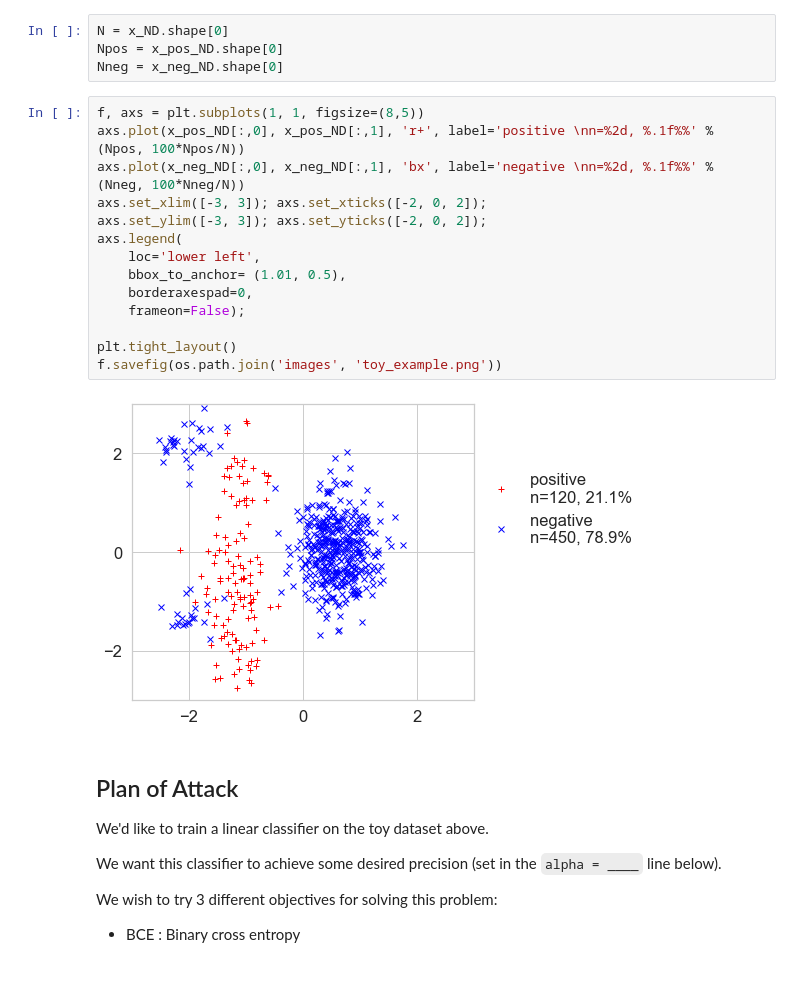
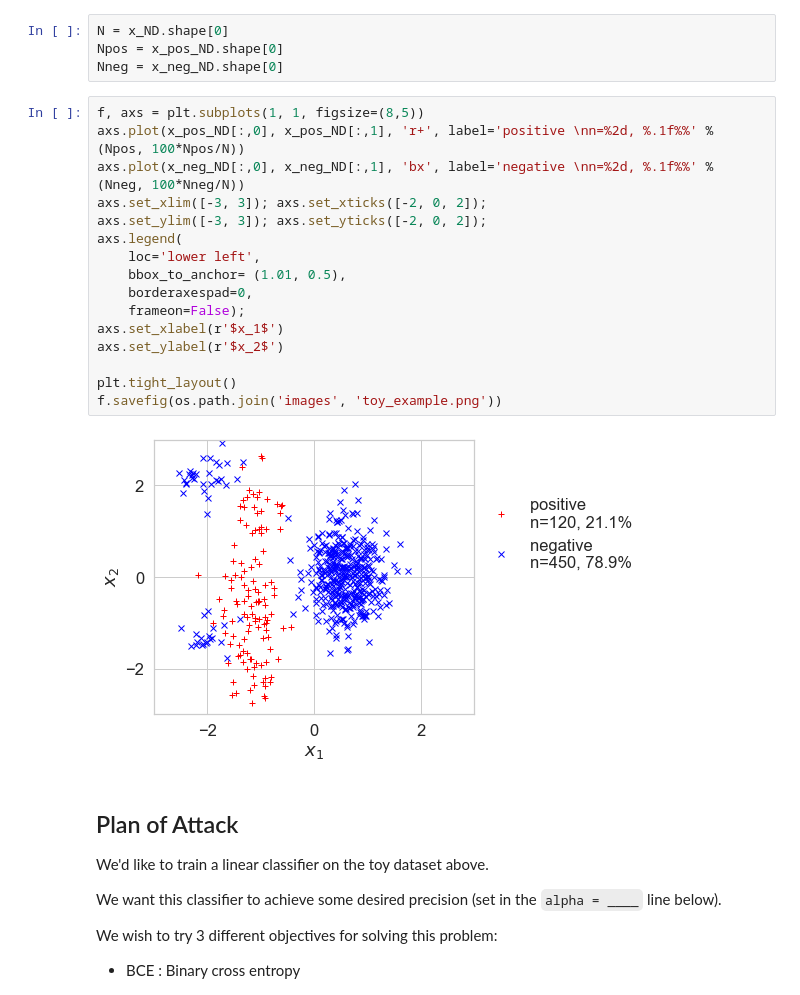
Before and after one commit to tufts-ml/toy_example_precision_recall_multiple_bounds_comparison, a Jupyter notebook: toy_example_comparing_BCE_Hinge_and_Sigmoid.ipynb, the cells around one changed output. Drawn from its saved outputs; the diff is of its cells as text.

```diff
--- a/toy_example_comparing_BCE_Hinge_and_Sigmoid.ipynb
+++ b/toy_example_comparing_BCE_Hinge_and_Sigmoid.ipynb
@@ -59,19 +59,21 @@ Nneg = x_neg_ND.shape[0]
 # %%
 f, axs = plt.subplots(1, 1, figsize=(8,5))
 axs.plot(x_pos_ND[:,0], x_pos_ND[:,1], 'r+', label='positive \nn=%2d, %.1f%%' % (Npos, 100*Npos/N))
 axs.plot(x_neg_ND[:,0], x_neg_ND[:,1], 'bx', label='negative \nn=%2d, %.1f%%' % (Nneg, 100*Nneg/N))
 axs.set_xlim([-3, 3]); axs.set_xticks([-2, 0, 2]);
 axs.set_ylim([-3, 3]); axs.set_yticks([-2, 0, 2]);
 axs.legend(
     loc='lower left',
     bbox_to_anchor= (1.01, 0.5),
     borderaxespad=0,
     frameon=False);
+axs.set_xlabel(r'$x_1$')
+axs.set_ylabel(r'$x_2$')
 
 plt.tight_layout()
 f.savefig(os.path.join('images', 'toy_example.png'))
 # %% [output]
-[figure, old version]
+[figure, new version]
 # %% [markdown]
 ## Plan of Attack
 
```
Also changed, not shown: parts of 7 cells of this notebook, 3 other files.
